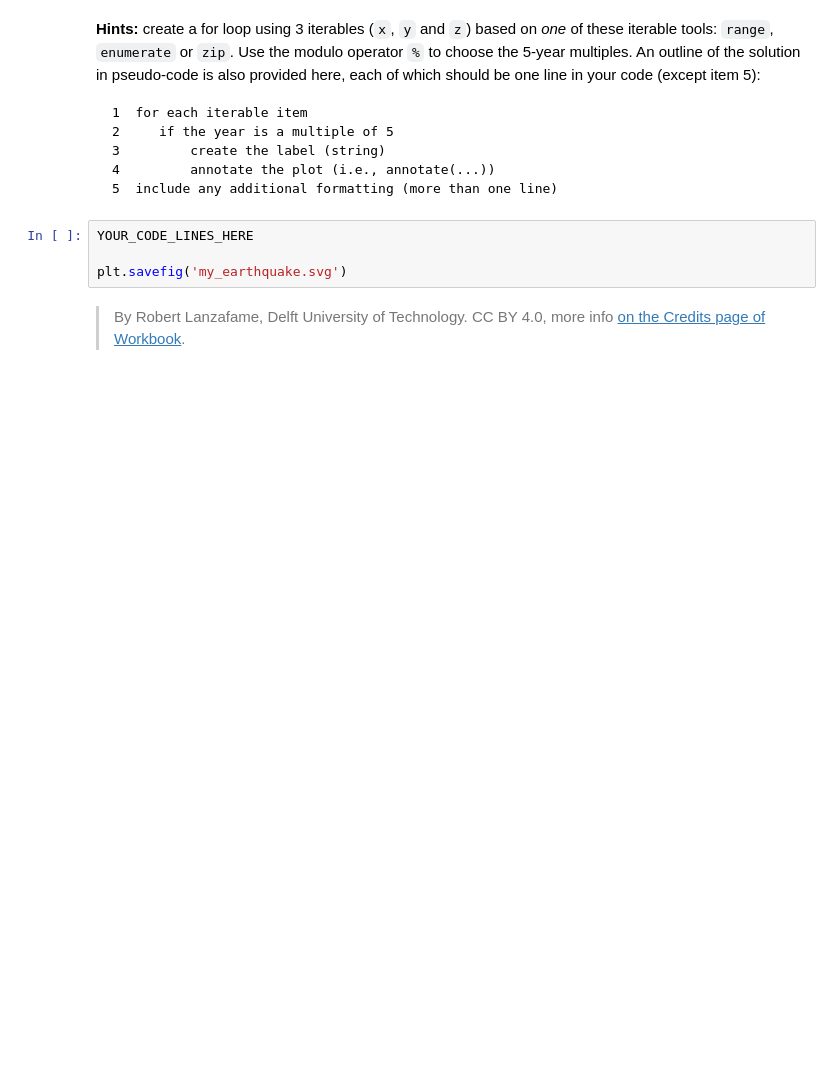
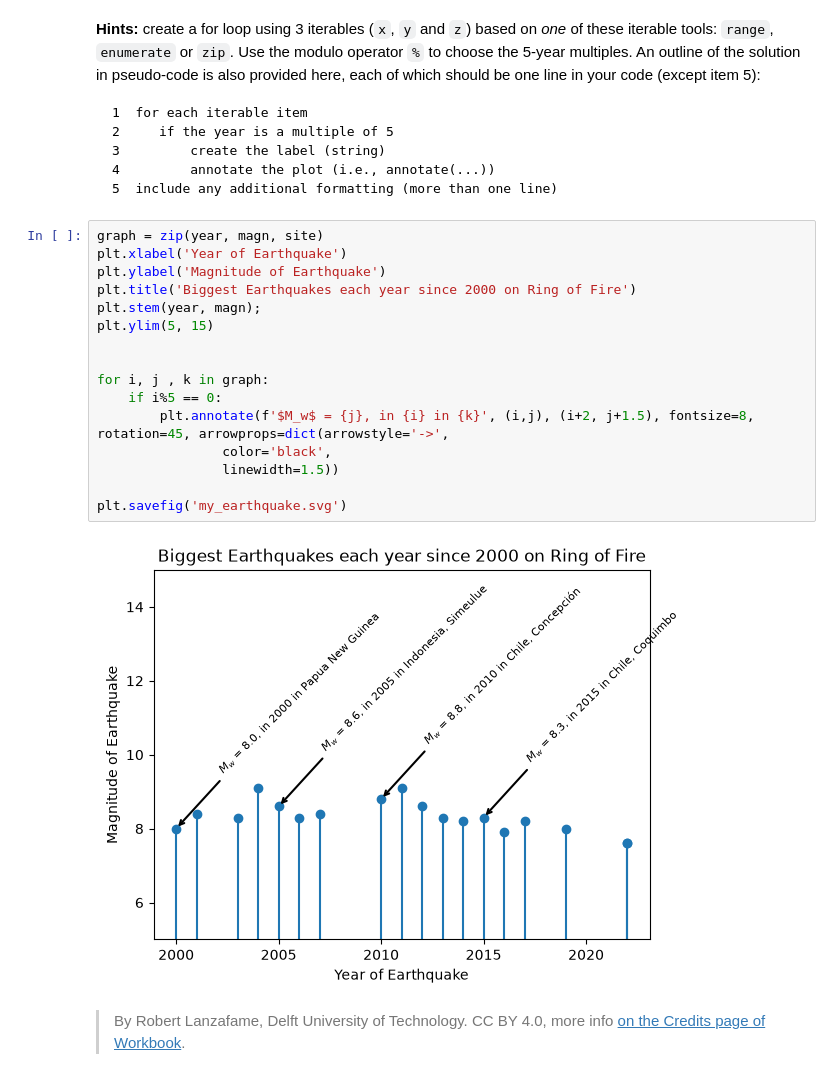
Before and after one commit to Charliephben/PA2.3, a Jupyter notebook: 3_stem_plots.ipynb, the cells around one changed output. Drawn from its saved outputs; the diff is of its cells as text; blank space fills up the shorter version.

````diff
--- a/3_stem_plots.ipynb
+++ b/3_stem_plots.ipynb
@@ -69,9 +71,23 @@ We can visualize the data in the following figure. Can you find an easy way to r
 4         annotate the plot (i.e., annotate(...))
 5  include any additional formatting (more than one line)
 ```
-# %%
-YOUR_CODE_LINES_HERE
-
-plt.savefig('my_earthquake.svg')
+# %%
+graph = zip(year, magn, site)
+plt.xlabel('Year of Earthquake')
+plt.ylabel('Magnitude of Earthquake')
+plt.title('Biggest Earthquakes each year since 2000 on Ring of Fire')
+plt.stem(year, magn);
+plt.ylim(5, 15)
+
+
+for i, j , k in graph:
+    if i%5 == 0:
+        plt.annotate(f'$M_w$ = {j}, in {i} in {k}', (i,j), (i+2, j+1.5), fontsize=8, rotation=45, arrowprops=dict(arrowstyle='->',
+                color='black',
+                linewidth=1.5))
+
+plt.savefig('my_earthquake.svg')
+# %% [output]
+[figure, added]
 # %% [markdown]
 > By Robert Lanzafame, Delft University of Technology. CC BY 4.0, more info [on the Credits page of Workbook](https://mude.citg.tudelft.nl/workbook-2025/credits.html).
````
Also changed, not shown: parts of 1 cell of this notebook, 6 other files.
